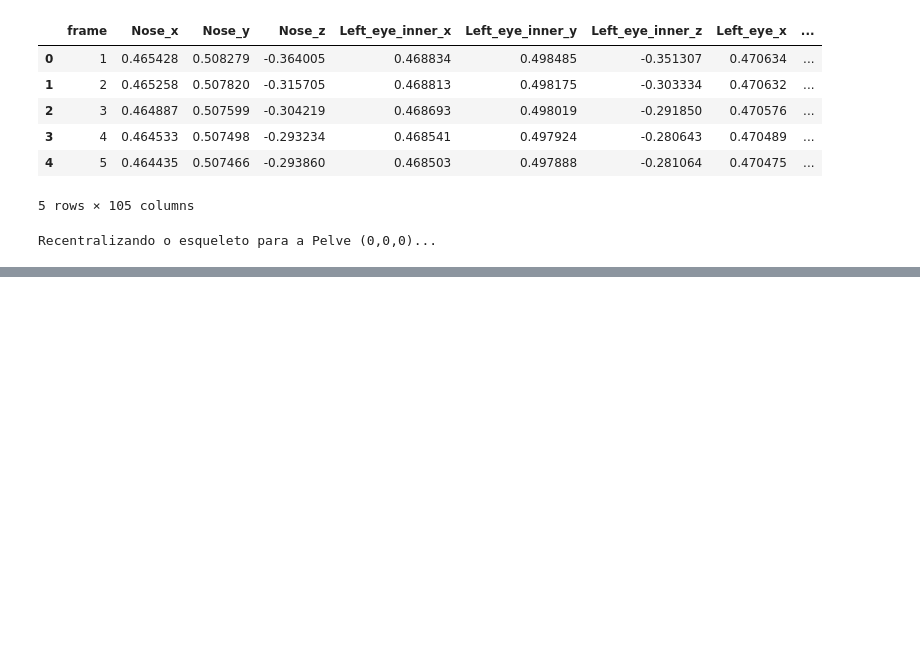
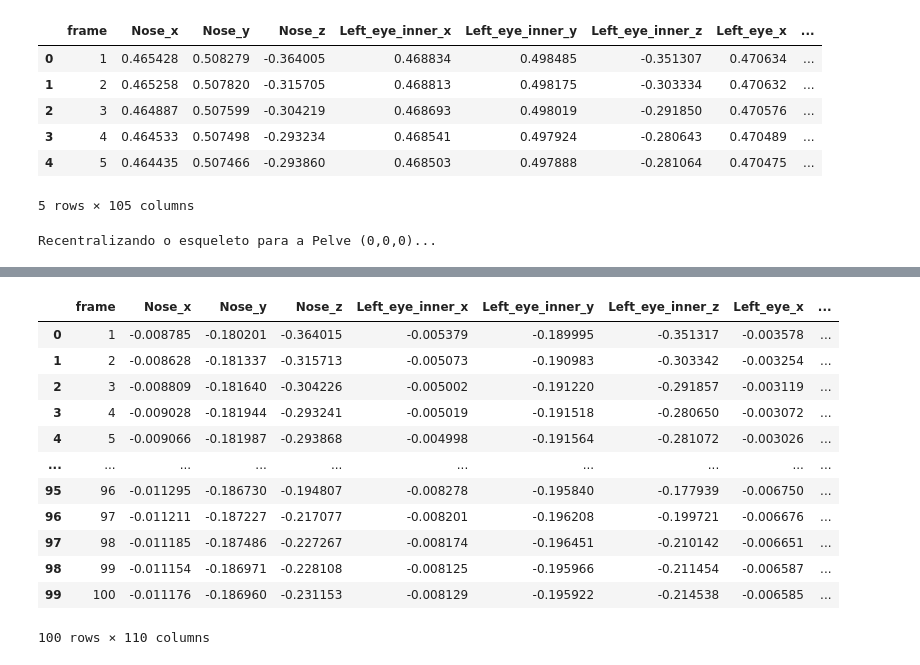
Before and after one commit to thigoai/keraal, a Jupyter notebook: main.ipynb, the cells around one changed output, grey strips where cells are left out. Cells and saved outputs as stored; diff of their text form; code cells hidden in the pictures; blank space fills up the shorter version.

```diff
--- a/main.ipynb
+++ b/main.ipynb
@@ -309,0 +373,18 @@ df_final_normalizado.head(100).to_csv("amostra_normalizado_visualizacao.csv", in
+# %%
+df_final_features.head(100).to_csv("amostra_features_visualizacao.csv", index=False)
+
+df_final_features.head(100)
+# %% [output]
+|  | frame | Nose_x | Nose_y | Nose_z | Left_eye_inner_x | Left_eye_inner_y | Left_eye_inner_z | Left_eye_x | ... |
+| 0 | 1 | -0.008785 | -0.180201 | -0.364015 | -0.005379 | -0.189995 | -0.351317 | -0.003578 | ... |
+| 1 | 2 | -0.008628 | -0.181337 | -0.315713 | -0.005073 | -0.190983 | -0.303342 | -0.003254 | ... |
+| 2 | 3 | -0.008809 | -0.181640 | -0.304226 | -0.005002 | -0.191220 | -0.291857 | -0.003119 | ... |
+| 3 | 4 | -0.009028 | -0.181944 | -0.293241 | -0.005019 | -0.191518 | -0.280650 | -0.003072 | ... |
+| 4 | 5 | -0.009066 | -0.181987 | -0.293868 | -0.004998 | -0.191564 | -0.281072 | -0.003026 | ... |
+| ... | ... | ... | ... | ... | ... | ... | ... | ... | ... |
+| 95 | 96 | -0.011295 | -0.186730 | -0.194807 | -0.008278 | -0.195840 | -0.177939 | -0.006750 | ... |
+| 96 | 97 | -0.011211 | -0.187227 | -0.217077 | -0.008201 | -0.196208 | -0.199721 | -0.006676 | ... |
+| 97 | 98 | -0.011185 | -0.187486 | -0.227267 | -0.008174 | -0.196451 | -0.210142 | -0.006651 | ... |
+| 98 | 99 | -0.011154 | -0.186971 | -0.228108 | -0.008125 | -0.195966 | -0.211454 | -0.006587 | ... |
+| 99 | 100 | -0.011176 | -0.186960 | -0.231153 | -0.008129 | -0.195922 | -0.214538 | -0.006585 | ... |
+100 rows × 110 columns
```
Also changed, not shown: parts of 1 cell of this notebook.
